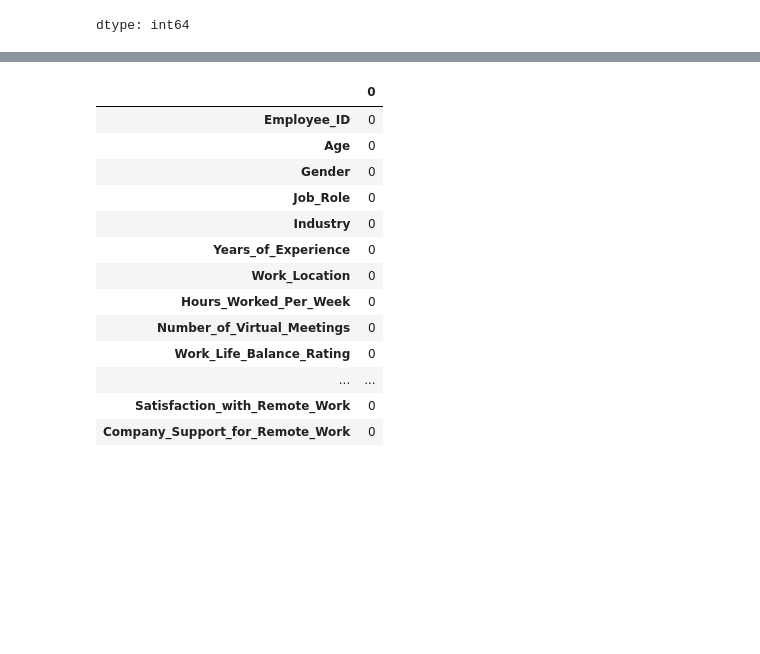
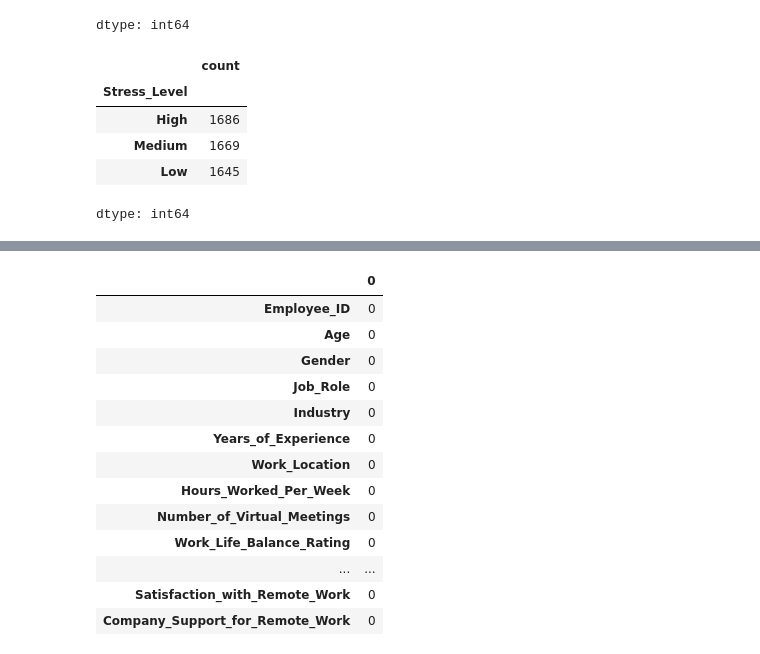
Before and after one commit to pradeep-016/ML_Course, a Jupyter notebook: 2) Classification Models/Random Forest Classification/Random_Forest_Classifier.ipynb, the cells around one changed output, grey strips where cells are left out. Cells and saved outputs as stored; diff of their text form; code cells hidden in the pictures; blank space fills up the shorter version.

```diff
--- a/2) Classification Models/Random Forest Classification/Random_Forest_Classifier.ipynb
+++ b/2) Classification Models/Random Forest Classification/Random_Forest_Classifier.ipynb
@@ -74,6 +74,15 @@ data.isna().sum()
 | Sleep_Quality | 0 |
 | Region | 0 |
 dtype: int64
+# %%
+data['Stress_Level'].value_counts()
+# %% [output]
+|  | count |
+| Stress_Level |  |
+| High | 1686 |
+| Medium | 1669 |
+| Low | 1645 |
+dtype: int64
 # %%
 data.describe()
 # %% [output]
```
Also changed, not shown: parts of 5 cells of this notebook, 4 other files.
